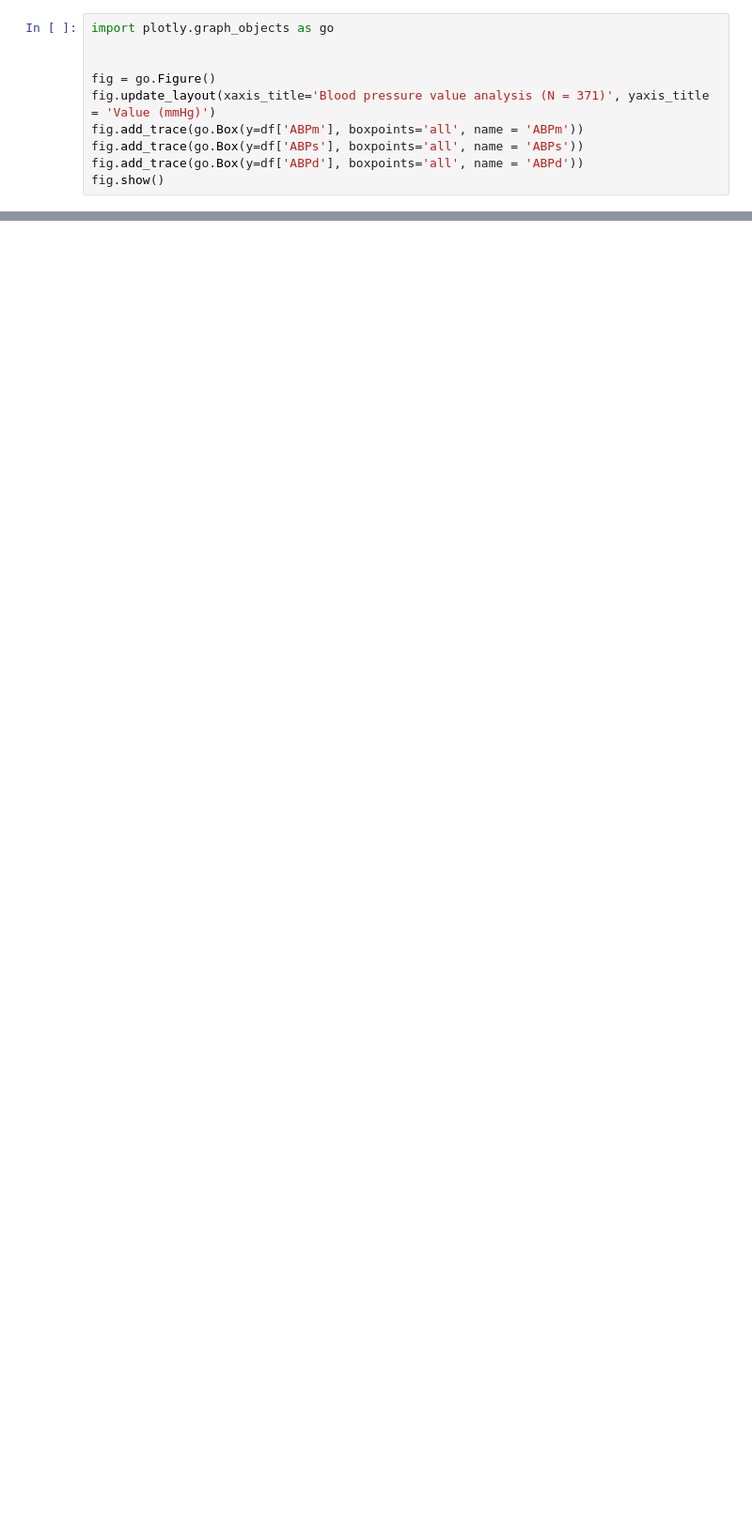
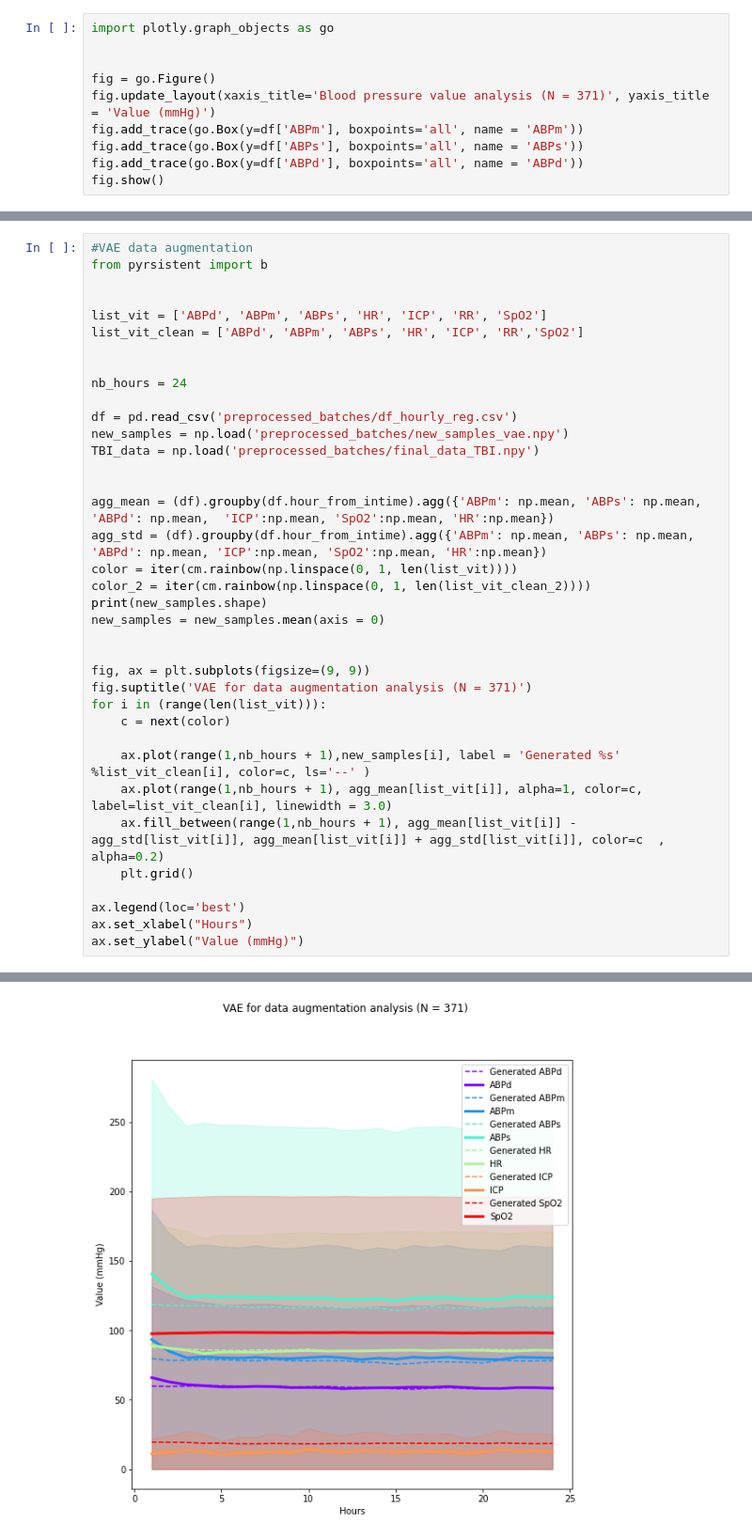
Before and after one commit to AgatheZ/Master-Project, a Jupyter notebook: MIMIC_IV/Database analysis/eda_reg.ipynb, the cells around one changed output, grey strips where cells are left out. Shown at 94% size. Drawn from its saved outputs; the diff is of its cells as text; blank space fills up the shorter version.

```diff
--- a/MIMIC_IV/Database analysis/eda_reg.ipynb
+++ b/MIMIC_IV/Database analysis/eda_reg.ipynb
@@ -38,0 +44,38 @@ fig.show()
+# %%
+#VAE data augmentation
+from pyrsistent import b
+
+
+list_vit = ['ABPd', 'ABPm', 'ABPs', 'HR', 'ICP', 'RR', 'SpO2']
+list_vit_clean = ['ABPd', 'ABPm', 'ABPs', 'HR', 'ICP', 'RR','SpO2']
+
+
+nb_hours = 24
+
+df = pd.read_csv('preprocessed_batches/df_hourly_reg.csv')
+new_samples = np.load('preprocessed_batches/new_samples_vae.npy')
+TBI_data = np.load('preprocessed_batches/final_data_TBI.npy')
+
+
+agg_mean = (df).groupby(df.hour_from_intime).agg({'ABPm': np.mean, 'ABPs': np.mean, 'ABPd': np.mean,  'ICP':np.mean, 'SpO2':np.mean, 'HR':np.mean})
+agg_std = (df).groupby(df.hour_from_intime).agg({'ABPm': np.mean, 'ABPs': np.mean, 'ABPd': np.mean, 'ICP':np.mean, 'SpO2':np.mean, 'HR':np.mean})
+color = iter(cm.rainbow(np.linspace(0, 1, len(list_vit))))
+color_2 = iter(cm.rainbow(np.linspace(0, 1, len(list_vit_clean_2))))
+print(new_samples.shape)
+new_samples = new_samples.mean(axis = 0)
+
+
+fig, ax = plt.subplots(figsize=(9, 9))
+fig.suptitle('VAE for data augmentation analysis (N = 371)')
+for i in (range(len(list_vit))):
+    c = next(color)
+
+    ax.plot(range(1,nb_hours + 1),new_samples[i], label = 'Generated %s' %list_vit_clean[i], color=c, ls='--' )
+    ax.plot(range(1,nb_hours + 1), agg_mean[list_vit[i]], alpha=1, color=c, label=list_vit_clean[i], linewidth = 3.0)
+    ax.fill_between(range(1,nb_hours + 1), agg_mean[list_vit[i]] - agg_std[list_vit[i]], agg_mean[list_vit[i]] + agg_std[list_vit[i]], color=c  , alpha=0.2)
+    plt.grid()
+
+ax.legend(loc='best')
+ax.set_xlabel("Hours")
+ax.set_ylabel("Value (mmHg)")
+# %% [output]
@@ -39 +84,2 @@ fig.show()
+[figure, added]
 # %%
```
Also changed, not shown: parts of 4 cells of this notebook, 17 other files.
